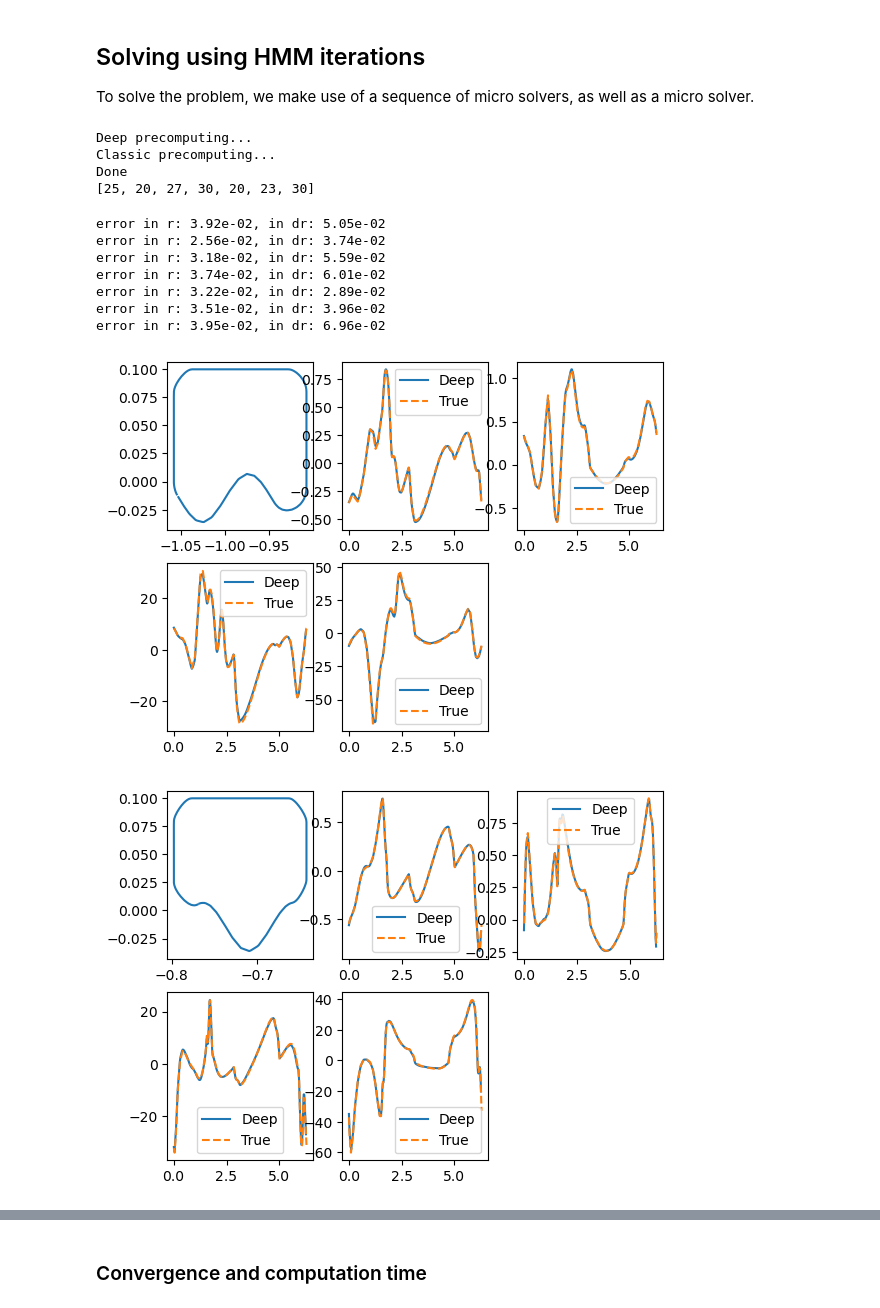
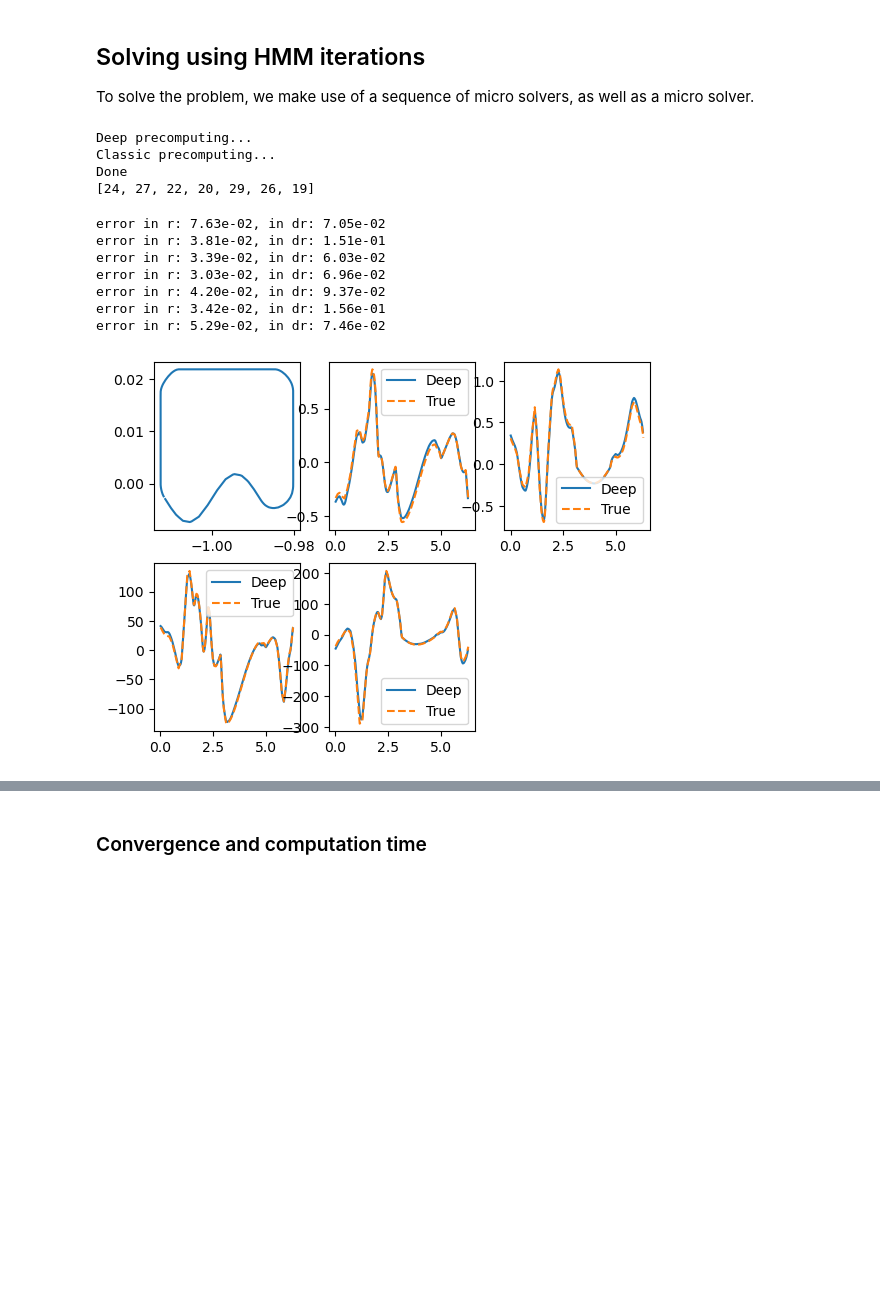
Before and after one commit to emastr/deep-micro-slip-model, a Jupyter notebook: notebooks/part30_paper_runs/epsilon_scaling/part30_HMM_ml_channel_flow.ipynb, the cells around one changed output, grey strips where cells are left out. Cells and saved outputs as stored; diff of their text form; code cells hidden in the pictures; blank space fills up the shorter version.

```diff
--- a/notebooks/part30_paper_runs/epsilon_scaling/part30_HMM_ml_channel_flow.ipynb
+++ b/notebooks/part30_paper_runs/epsilon_scaling/part30_HMM_ml_channel_flow.ipynb
@@ -50,8 +50,10 @@ u = g,\qquad \text{on}\quad\partial\Omega
 
 the boundary is a two-dimensional pipe with corners at (0,-1) and (1,1), and a micro scale boundary:
 # %%
-i = 2+16*3#+16#2+16#2+16*3# 2+16#41 # 38 #41 #35 #11 #38 #22
+i = 41-16#2+16*0#+16#2+16#2+16*3# 2+16#41 # 38 #41 #35 #11 #38 #22
 data, info = StokesData.load_from_matlab(f"{run_dir}run_{i}.mat")
+data_0, _ = StokesData.load_from_matlab(f"{run_dir}run_{i}.mat")
+
 data_big_domain = data
 dom = data.dom
 eval_pos = info["eval_pos"]
@@ -80,7 +82,7 @@ print(eps)
 device = "cpu" # "cuda:0"
 num_pts = 256
 #net, net_settings = get_net(f"{net_dir}fnoskip_big_data_{40000}.Torch", 256, "cpu", "float")
-net_type = 1 # 0: egeofno, 1: svdfno, 2: fno_vanilla
+net_type = 0# 0: egeofno, 1: svdfno, 2: fno_vanilla
 # net_type 0 works well
 
 if net_type == 0:
@@ -90,8 +92,8 @@ elif net_type == 1:
     net = svdfno_ver2(device=device)
     net_data = torch.load(f"{net_dir}svdfno_ver2_seed0_40000.Torch", map_location=torch.device(device))
 else:
-    net = fno_ver3(device=device)
-    net_data = torch.load(f"{net_dir}fno_vanilla_ver3_seed0_40000.Torch", map_location=torch.device(device))
+    net = fno_ver4(device=device)
+    net_data = torch.load(f"{net_dir}fno_vanilla_ver4_seed0_15000.Torch", map_location=torch.device(device))
 
 net.load_state_dict(net_data["state dict"])
 net_settings =  {"num_pts": num_pts, \
@@ -112,29 +114,35 @@ We construct a set of evenly spaced micro problems based on the Stokes data. The
 logger = EventTracker() # Log time
 
 tol = 1e-10
-#################
-# Macro problem
-#################
-
 xDim = 51
 yDim = 51
-macro = StokesMacProb(data, lambda x,a: fft_interp(x, a, dom=dom[0]))
-macro_0 = StokesMacProb(data, lambda x,a: fft_interp(x, a, dom=dom[0])) # For comparison
-###################
-# Micro problems
-###################
-
 nMic = 7#7 #freq_g*2+1#2*(round(Lx/(30*eps)) // 2) + 1 # 15 # 15 #nMic*2 +1
 yDim_reduce = 15#51
 xDim_reduce = 15#51
 width = 5*eps #5*eps #3
 height = width*0.8 #3
 n_refine = 0
-linePos = 0.08
+linePos = 0.1
+
+#################
+# Macro problem
+#################
+print(data)
+data.dom = [dom[0], [linePos*height+dom[1][0], dom[1][1]]] # Make sure line is bottom of domain
+
+# Mean
+#macro = StokesMacProb(data, lambda x, a: lambda y: np.mean(a)*np.ones_like(y))
+#macro_0 = StokesMacProb(data_0, lambda x,a: lambda y: np.mean(a)*np.ones_like(y))
+
+# FFT
+macro = StokesMacProb(data, lambda x, a: fft_interp(x, a, dom=dom[0]))
+macro_0 = StokesMacProb(data_0, lambda x, a: fft_interp(x, a, dom=dom[0])) # For comparison
+###################
+# Micro problems
+###################
 
 
 #data.dom = [dom[0], [linePos*height, dom[1][1]]]
-data.dom = [dom[0], [linePos*height+dom[1][0], dom[1][1]]]
 #xPos = np.linspace(dom[0][0]+4*eps, dom[0][1]-4*eps, nMic)-2*eps
 xPos = np.linspace(dom[0][0], dom[0][1], nMic+1)[1:] - width/2 - Lx / nMic
 micros = [StokesMicProb(data, x, width, height, linePos=linePos, deg_project=8, logger=logger,
@@ -168,7 +176,7 @@ vmin, vmax= 0, .7
 plt.figure(figsize=(15,5))
 plt.title("Reference Solution")
 plt.pcolormesh(X, Y, Uc, vmin=vmin, vmax=vmax)
-data.plot(plt.gca())
+data.plot(plt.gca(), npts=800)
 plt.axis("equal")
 remove_top_right_axes(plt.gca())
 plt.ylim([dom[1][0]-0.12, dom[1][1]+0.05])
@@ -181,6 +190,7 @@ plt.ylim([dom[1][0]-0.12, dom[1][1]+0.05])
 To solve the problem, we make use of a sequence of micro solvers, as well as a micro solver.
 # %%
 macro_solver = MacroSolver(xDim, yDim, tol=tol, logger=logger)
+macro_solver_0 = MacroSolver(xDim, yDim, tol=tol)
 
 print("Deep precomputing...")
 deep_micro_solvers = [DeepMicroSolver(m, net, net_settings, logger=logger, tol=tol) for m in micros]
@@ -230,7 +240,7 @@ print([c.count for c in counters])
 Deep precomputing...
 Classic precomputing...
 Done
-[25, 20, 27, 30, 20, 23, 30]
+[24, 27, 22, 20, 29, 26, 19]
 # %%
 def interp_periodic(t, y, tval):
     t = np.concatenate([[t[-1]-np.pi*2], t, [t[0] + np.pi*2]])
@@ -244,41 +254,40 @@ for i, (s, self) in enumerate(zip(micro_solvers, deep_micro_solvers)):
     self.r_true, self.avg_true = self.geom.precompute_line_avg(derivative=0)
     self.dr_true, self.davg_true = self.geom.precompute_line_avg(derivative=1)
     t1, _ = self.geom.grid.get_grid_and_weights()
     r_true_t = interp_periodic(t1, self.r_true, self.t)
     dr_true_t = interp_periodic(t1, self.dr_true, self.t)
 
     #plt.plot(self.t, r_true_t)
     #plt.plot(self.t, self.r)
 
 
     #plt.figure(1, figsize=(7,15))
 
     #plt.subplot(2*sqrt_num_mic, sqrt_num_mic, i+1)
     #plt.plot(self.t, np.abs(r_true_t))
     #plt.plot(self.t, np.abs(self.r), '--')
     #plt.plot(self.t, np.abs(self.r - r_true_t), ':')
 
     #plt.subplot(2*sqrt_num_mic, sqrt_num_mic, sqrt_num_mic**2 + i + 1)
     #plt.plot(self.t, np.abs(dr_true_t))
     #plt.plot(self.t, np.abs(self.dr), '--')
     #plt.plot(self.t, np.abs(self.dr - dr_true_t), ':')
     print(f"error in r: {np.linalg.norm(self.r - r_true_t)/np.linalg.norm(r_true_t):.2e}, " +\
            f"in dr: {np.linalg.norm(self.dr - dr_true_t)/np.linalg.norm(dr_true_t):.2e}")
 #plt.plot(ds.dr[::2].imag)
 #lt.plot(ds.dr_true.imag)
 #deep_micro_solvers[0].plot()
 
-for i in range(2):#len(micro_solvers)):
+for i in range(1):#len(micro_solvers)):
     plt.figure()
     deep_micro_solvers[i].plot()
 # %% [output]
-error in r: 3.92e-02, in dr: 5.05e-02
-error in r: 2.56e-02, in dr: 3.74e-02
-error in r: 3.18e-02, in dr: 5.59e-02
-error in r: 3.74e-02, in dr: 6.01e-02
-error in r: 3.22e-02, in dr: 2.89e-02
-error in r: 3.51e-02, in dr: 3.96e-02
-error in r: 3.95e-02, in dr: 6.96e-02
+error in r: 7.63e-02, in dr: 7.05e-02
+error in r: 3.81e-02, in dr: 1.51e-01
+error in r: 3.39e-02, in dr: 6.03e-02
+error in r: 3.03e-02, in dr: 6.96e-02
+error in r: 4.20e-02, in dr: 9.37e-02
+error in r: 3.42e-02, in dr: 1.56e-01
+error in r: 5.29e-02, in dr: 7.46e-02
-[figure, old version]
+[figure, new version]
-[figure, removed]
 # %%
```
Also changed, not shown: parts of 10 cells of this notebook, 8 other files.
